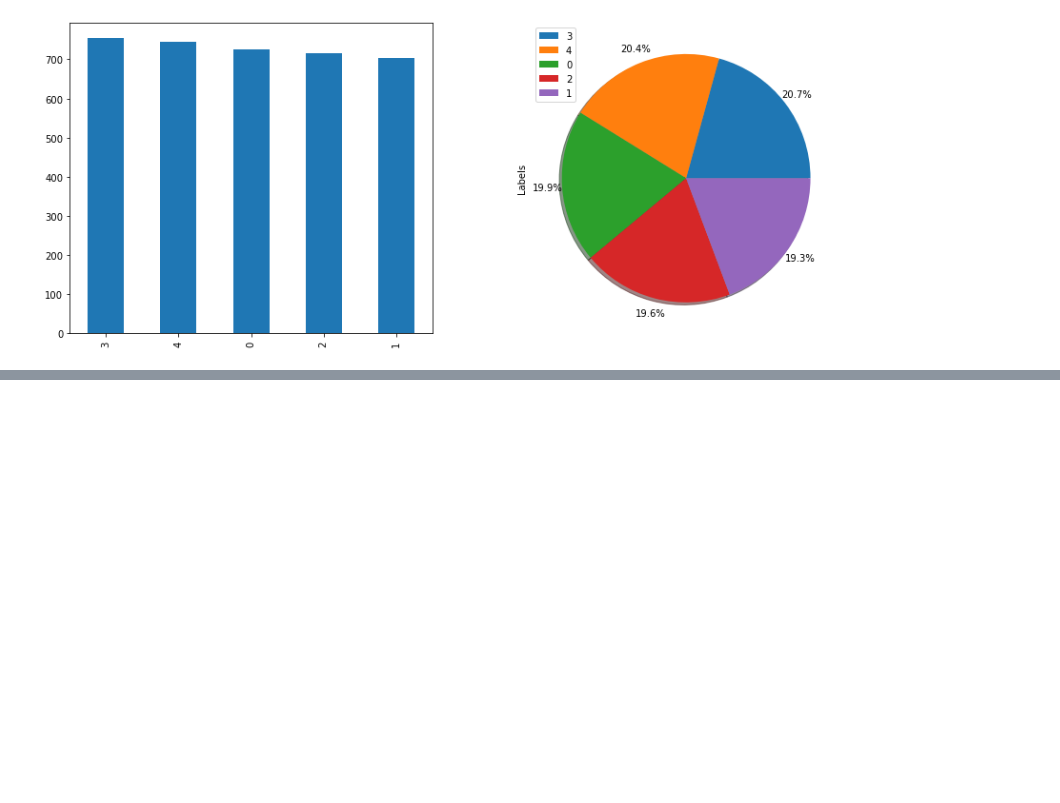
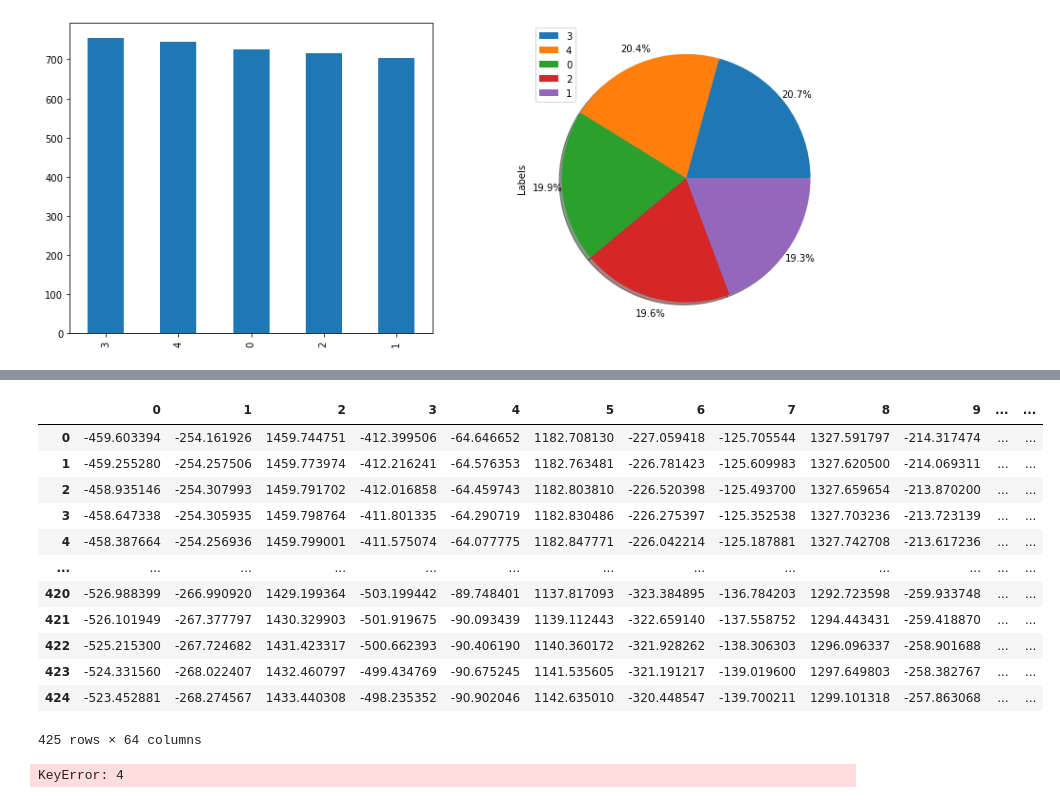
Before and after one commit to kkluwak/PJATK2020, a Jupyter notebook: RDCLabs/explore-sword-dataset.ipynb, the cells around one changed output, grey strips where cells are left out. Saved outputs shown, nothing was run; the diff lists cells and outputs as text; code cells hidden in the pictures; blank space fills up the shorter version.

```diff
--- a/RDCLabs/explore-sword-dataset.ipynb
+++ b/RDCLabs/explore-sword-dataset.ipynb
@@ -46,0 +65,22 @@ plt.show()
+# %%
+import pandas as pd
+x_df = pd.DataFrame(x[0])
+x_df
+# %% [output]
+|  | 0 | 1 | 2 | 3 | 4 | 5 | 6 | 7 | 8 | 9 | ... | ... |
+| 0 | -459.603394 | -254.161926 | 1459.744751 | -412.399506 | -64.646652 | 1182.708130 | -227.059418 | -125.705544 | 1327.591797 | -214.317474 | ... | ... |
+| 1 | -459.255280 | -254.257506 | 1459.773974 | -412.216241 | -64.576353 | 1182.763481 | -226.781423 | -125.609983 | 1327.620500 | -214.069311 | ... | ... |
+| 2 | -458.935146 | -254.307993 | 1459.791702 | -412.016858 | -64.459743 | 1182.803810 | -226.520398 | -125.493700 | 1327.659654 | -213.870200 | ... | ... |
+| 3 | -458.647338 | -254.305935 | 1459.798764 | -411.801335 | -64.290719 | 1182.830486 | -226.275397 | -125.352538 | 1327.703236 | -213.723139 | ... | ... |
+| 4 | -458.387664 | -254.256936 | 1459.799001 | -411.575074 | -64.077775 | 1182.847771 | -226.042214 | -125.187881 | 1327.742708 | -213.617236 | ... | ... |
+| ... | ... | ... | ... | ... | ... | ... | ... | ... | ... | ... | ... | ... |
+| 420 | -526.988399 | -266.990920 | 1429.199364 | -503.199442 | -89.748401 | 1137.817093 | -323.384895 | -136.784203 | 1292.723598 | -259.933748 | ... | ... |
+| 421 | -526.101949 | -267.377797 | 1430.329903 | -501.919675 | -90.093439 | 1139.112443 | -322.659140 | -137.558752 | 1294.443431 | -259.418870 | ... | ... |
+| 422 | -525.215300 | -267.724682 | 1431.423317 | -500.662393 | -90.406190 | 1140.360172 | -321.928262 | -138.306303 | 1296.096337 | -258.901688 | ... | ... |
+| 423 | -524.331560 | -268.022407 | 1432.460797 | -499.434769 | -90.675245 | 1141.535605 | -321.191217 | -139.019600 | 1297.649803 | -258.382767 | ... | ... |
+| 424 | -523.452881 | -268.274567 | 1433.440308 | -498.235352 | -90.902046 | 1142.635010 | -320.448547 | -139.700211 | 1299.101318 | -257.863068 | ... | ... |
+425 rows × 64 columns
+# %%
+x_df[y_df.column[0]
+# %% [output]
+KeyError: 4
```
Also changed, not shown: parts of 1 cell of this notebook, 1 other file.
